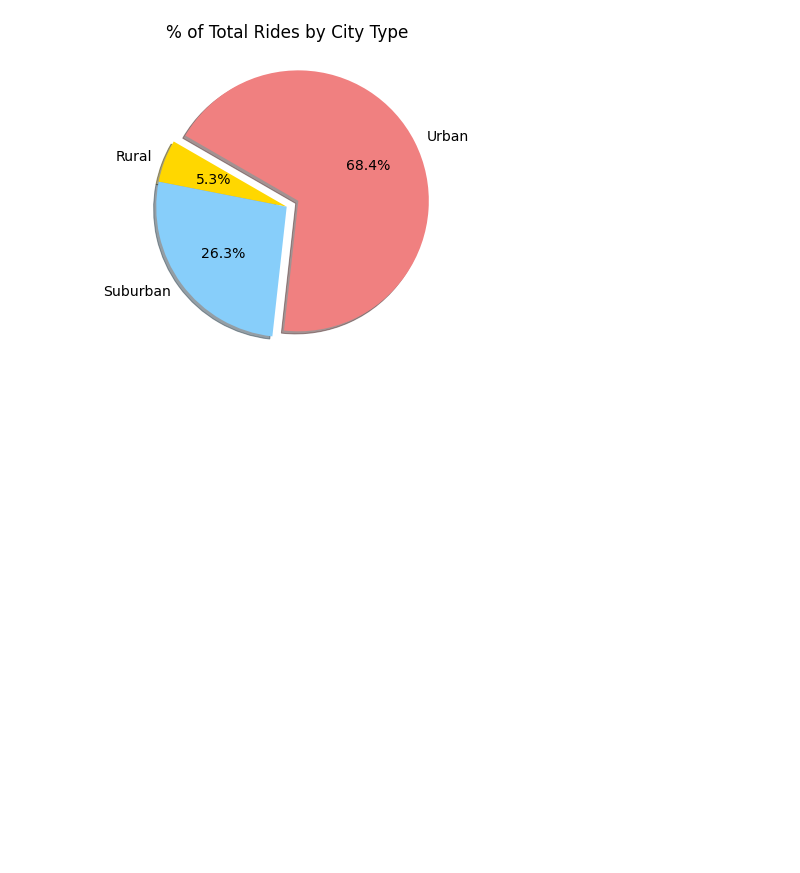
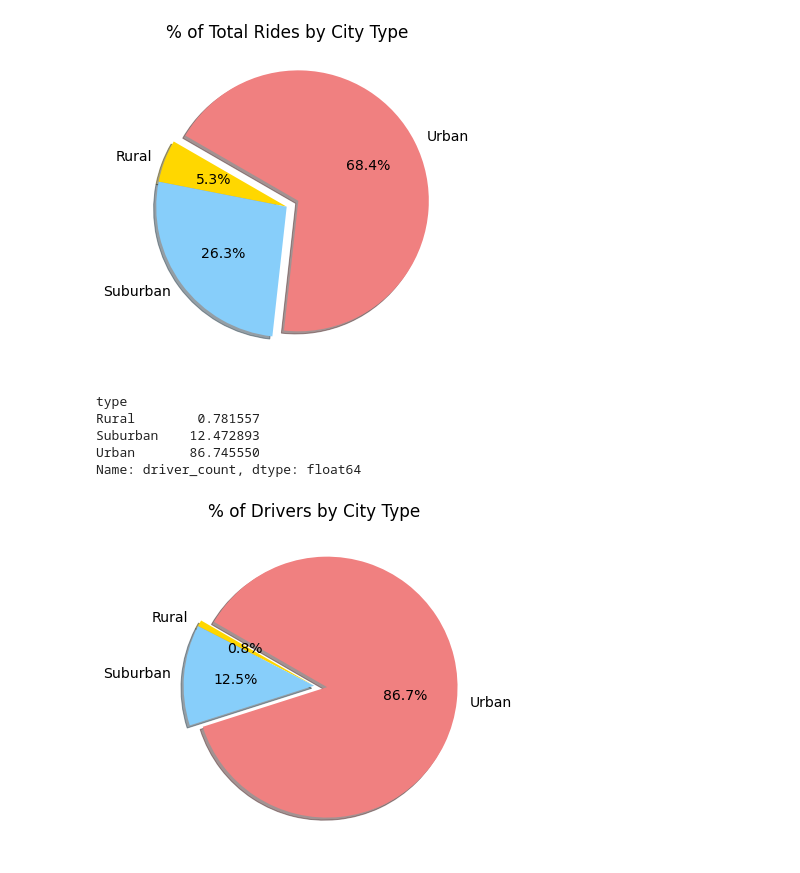
Before and after one commit to tflynn615/PyBer_Analysis, a Jupyter notebook: pyber.ipynb, the cells around one changed output. Cells and saved outputs as stored; diff of their text form; code cells hidden in the pictures; blank space fills up the shorter version.

Commit message:
Adding driver percent pie analysis

```diff
--- a/pyber.ipynb
+++ b/pyber.ipynb
@@ -822,3 +822,29 @@ plt.savefig("fig6.png")
 plt.show()
 # %% [output]
 [figure]
+# %%
+# Get percent of drivers by city type
+
+drivers_percent = 100* pyber_data_df.groupby(["type"]).sum()['driver_count']/pyber_data_df.sum()['driver_count']
+drivers_percent
+# %% [output]
+type
+Rural        0.781557
+Suburban    12.472893
+Urban       86.745550
+Name: driver_count, dtype: float64
+# %%
+# Pie chart for driver percents
+
+plt.subplots(figsize=(10,6))
+plt.pie(drivers_percent, labels = ["Rural", "Suburban","Urban"],
+       colors=['gold','lightskyblue','lightcoral'], explode=[0,0,0.1],
+       shadow=True,startangle=150, autopct='%.1f%%')
+
+plt.title('% of Drivers by City Type')
+mpl.rcParams['font.size']=14
+plt.savefig('fig7.png')
+
+plt.show()
+# %% [output]
+[figure, added]
```
